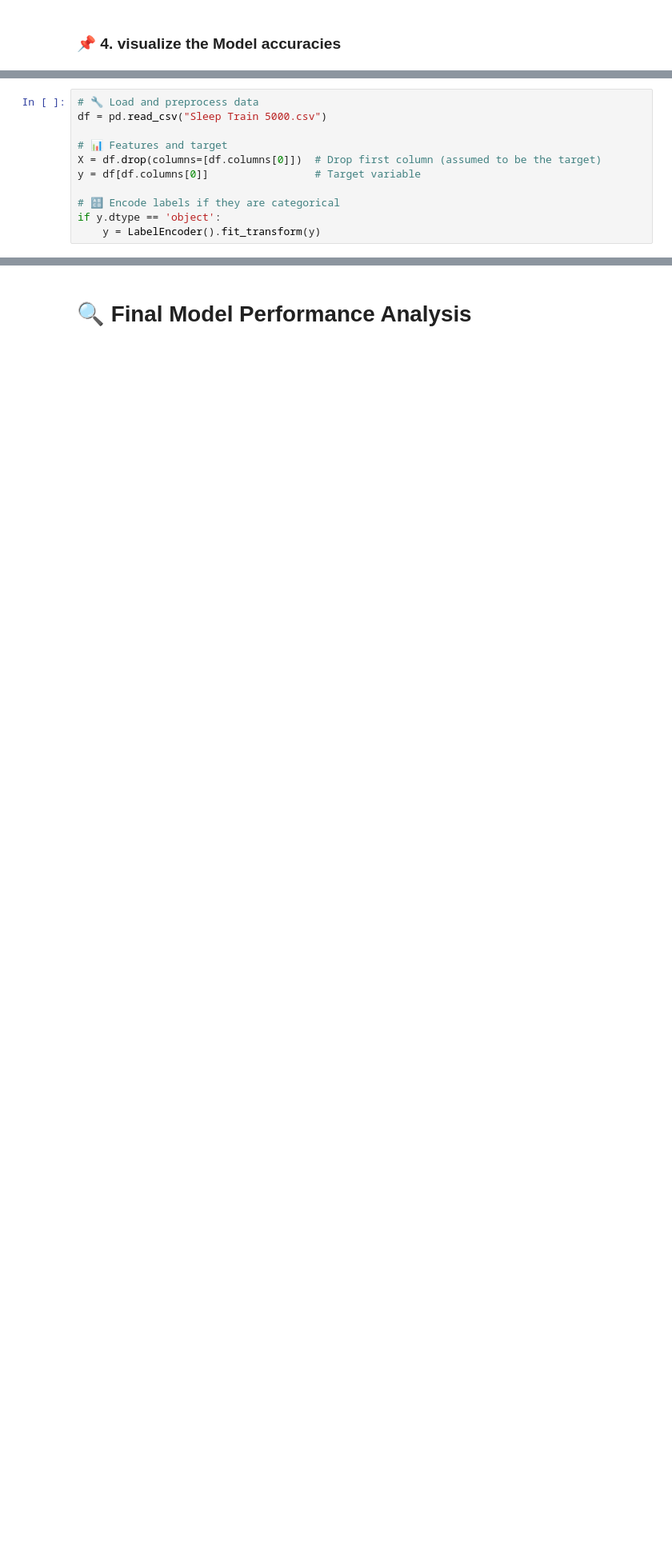
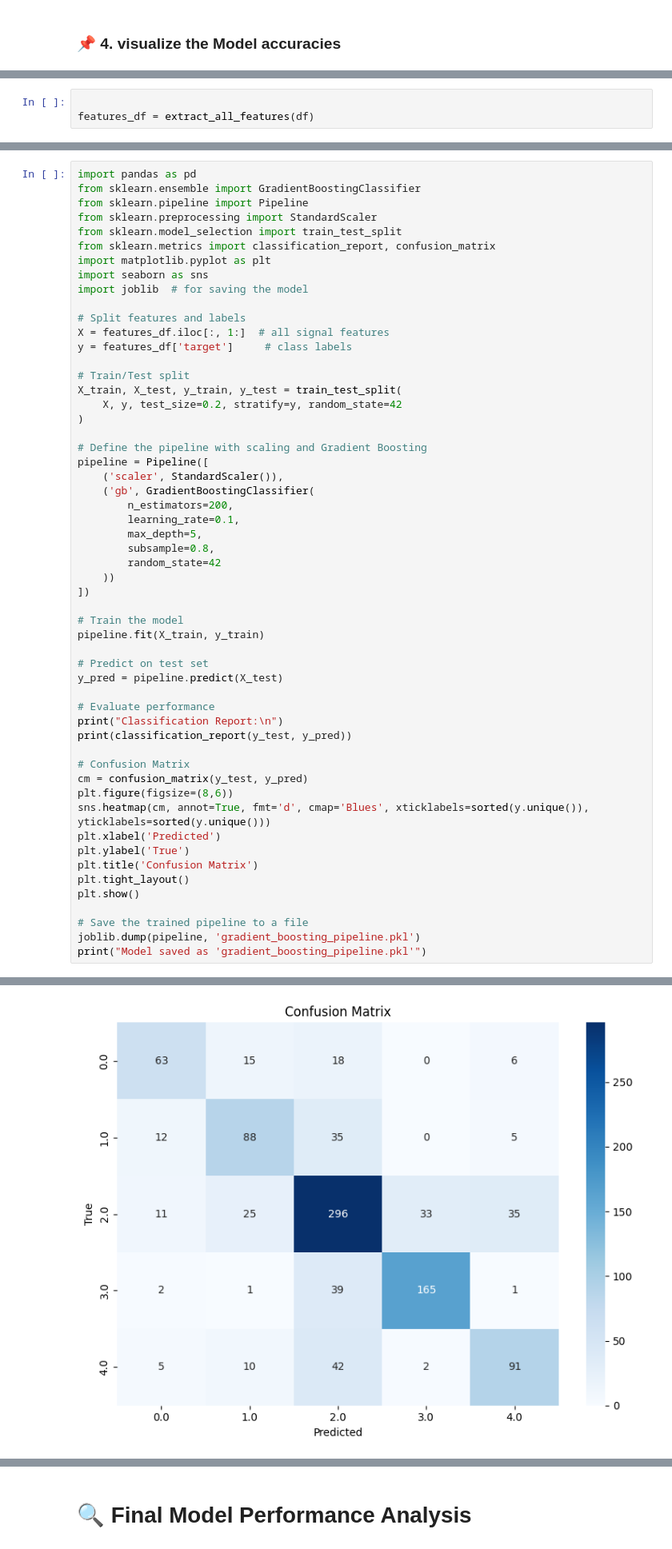
Before and after one commit to Bilal-Fellah/Time-Series-Classification, a Jupyter notebook: submission/TSA_group_project.ipynb, the cells around one changed output, grey strips where cells are left out. Shown at 80% size. Saved outputs shown, nothing was run; the diff lists cells and outputs as text; blank space fills up the shorter version.

```diff
--- a/submission/TSA_group_project.ipynb
+++ b/submission/TSA_group_project.ipynb
@@ -762,11 +712,0 @@ In this step, we:
-# %%
-# 🔧 Load and preprocess data
-df = pd.read_csv("Sleep Train 5000.csv")
-
-# 📊 Features and target
-X = df.drop(columns=[df.columns[0]])  # Drop first column (assumed to be the target)
-y = df[df.columns[0]]                 # Target variable
-
-# 🔠 Encode labels if they are categorical
-if y.dtype == 'object':
-    y = LabelEncoder().fit_transform(y)
@@ -980,0 +852,3 @@ weighted avg       0.81      0.81      0.80      2000
+# %%
+
+features_df = extract_all_features(df)
@@ -980,0 +884,56 @@ weighted avg       0.81      0.81      0.80      2000
+# %%
+import pandas as pd
+from sklearn.ensemble import GradientBoostingClassifier
+from sklearn.pipeline import Pipeline
+from sklearn.preprocessing import StandardScaler
+from sklearn.model_selection import train_test_split
+from sklearn.metrics import classification_report, confusion_matrix
+import matplotlib.pyplot as plt
+import seaborn as sns
+import joblib  # for saving the model
+
+# Split features and labels
+X = features_df.iloc[:, 1:]  # all signal features
+y = features_df['target']     # class labels
+
+# Train/Test split
+X_train, X_test, y_train, y_test = train_test_split(
+    X, y, test_size=0.2, stratify=y, random_state=42
+)
+
+# Define the pipeline with scaling and Gradient Boosting
+pipeline = Pipeline([
+    ('scaler', StandardScaler()),
+    ('gb', GradientBoostingClassifier(
+        n_estimators=200,
+        learning_rate=0.1,
+        max_depth=5,
+        subsample=0.8,
+        random_state=42
+    ))
+])
+
+# Train the model
+pipeline.fit(X_train, y_train)
+
+# Predict on test set
+y_pred = pipeline.predict(X_test)
+
+# Evaluate performance
+print("Classification Report:\n")
+print(classification_report(y_test, y_pred))
+
+# Confusion Matrix
+cm = confusion_matrix(y_test, y_pred)
+plt.figure(figsize=(8,6))
+sns.heatmap(cm, annot=True, fmt='d', cmap='Blues', xticklabels=sorted(y.unique()), yticklabels=sorted(y.unique()))
+plt.xlabel('Predicted')
+plt.ylabel('True')
+plt.title('Confusion Matrix')
+plt.tight_layout()
+plt.show()
+
+# Save the trained pipeline to a file
+joblib.dump(pipeline, 'gradient_boosting_pipeline.pkl')
+print("Model saved as 'gradient_boosting_pipeline.pkl'")
+# %% [output]
@@ -980,0 +953 @@ weighted avg       0.81      0.81      0.80      2000
+[figure, added]
```
Also changed, not shown: parts of 51 cells of this notebook, 1 other file.
